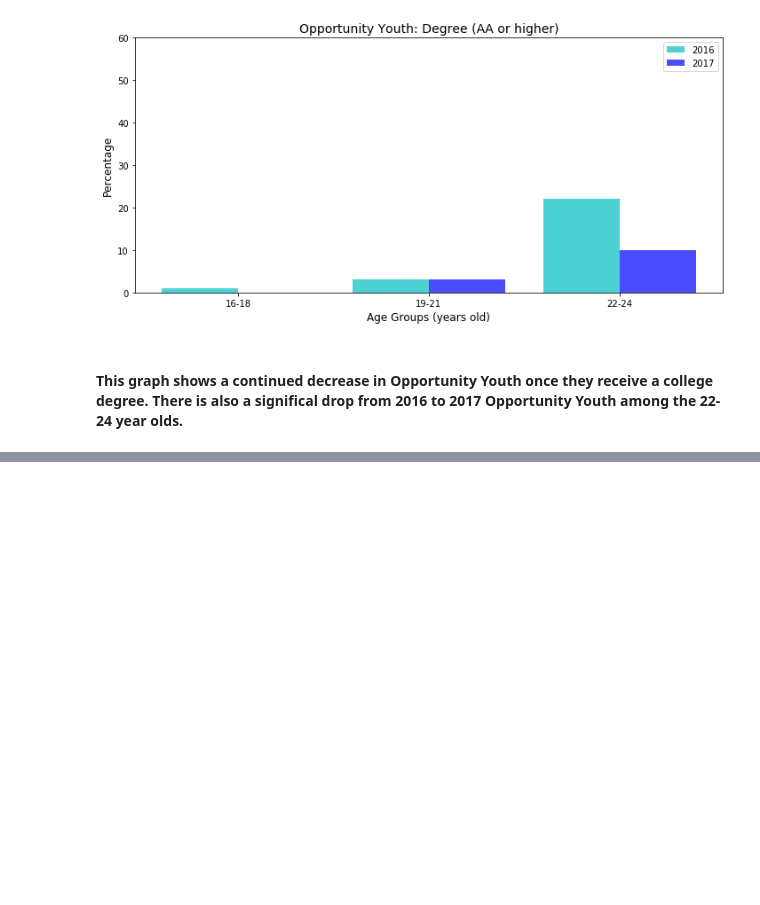
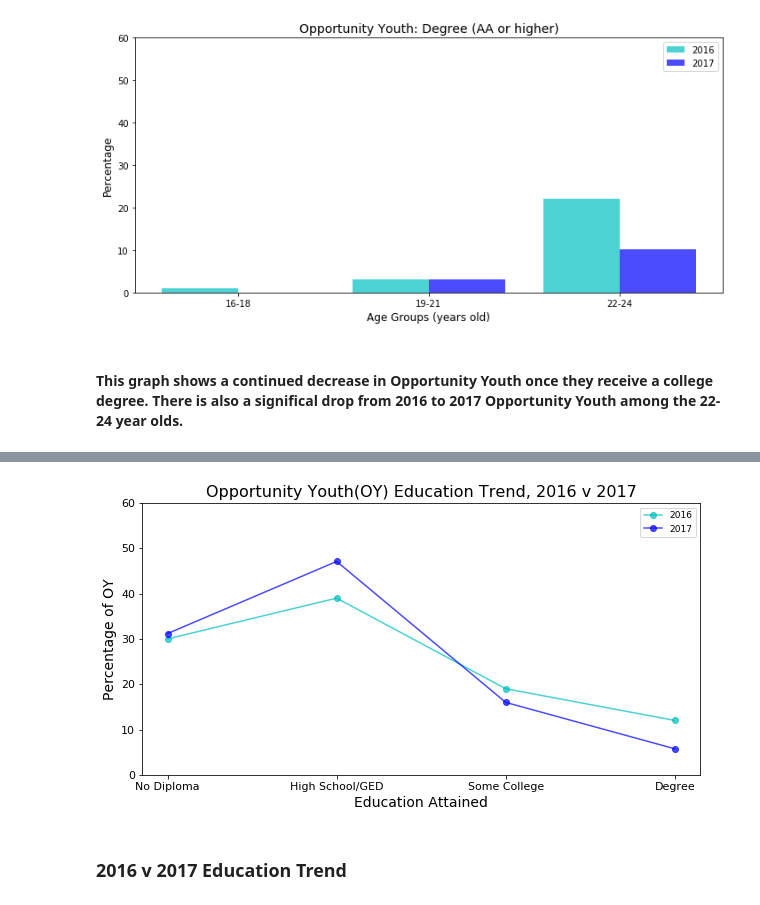
Before and after one commit to Caellwyn/south-king-county-opportunity-youth, a Jupyter notebook: notebooks/exploratory/comparison_charts_final.ipynb, the cells around one changed output, grey strips where cells are left out. Cells and saved outputs as stored; diff of their text form; code cells hidden in the pictures; blank space fills up the shorter version.

```diff
--- a/notebooks/exploratory/comparison_charts_final.ipynb
+++ b/notebooks/exploratory/comparison_charts_final.ipynb
@@ -12,0 +21,5 @@ import matplotlib.pyplot as plt
+# %%
+#2016 data
+df_totals_16 = pd.read_csv('tables/total_youth_2016_data.csv')
+df_oy_16 = pd.read_csv('tables/oy_ed_2016_data.csv')
+df_totals_16
@@ -236,0 +378,27 @@ figure.savefig('OY_degree_20162017.png',dpi=300, bbox_inches='tight')
+# %%
+data_2016 = (oy_age_nd_16['Total'], oy_age_hs_16['Total'], oy_age_sc_16['Total'],
+oy_age_yd_16['Total'])
+
+data_2017 = (oy_age_nd['Total'], oy_age_hs['Total'], oy_age_sc['Total'],
+oy_age_yd['Total'])
+
+column = ('No Diploma', 'High School/GED', 'Some College', 'Degree')
+opacity = 0.7
+figure = plt.figure(figsize = (10,5))
+
+plt.plot(column, data_2016, marker='o', label = '2016', alpha=opacity,
+color='c')
+plt.plot(column, data_2017, marker='o', label = '2017', alpha=opacity,
+color='b')
+
+plt.title('Opportunity Youth(OY) Education Trend, 2016 v 2017', fontsize=16)
+plt.xlabel('Education Attained', fontsize=14)
+plt.ylabel('Percentage of OY', fontsize=14)
+plt.legend(fontsize = 9)
+plt.xticks(fontsize = 11)
+plt.yticks(fontsize = 11)
+plt.ylim([0,60])
+plt.grid(False)
+plt.show()
+# %% [output]
+[figure, added]
@@ -236,0 +407,2 @@ figure.savefig('OY_degree_20162017.png',dpi=300, bbox_inches='tight')
+# %% [markdown]
+### 2016 v 2017 Education Trend
```
Also changed, not shown: parts of 24 cells of this notebook, 2 other files.
